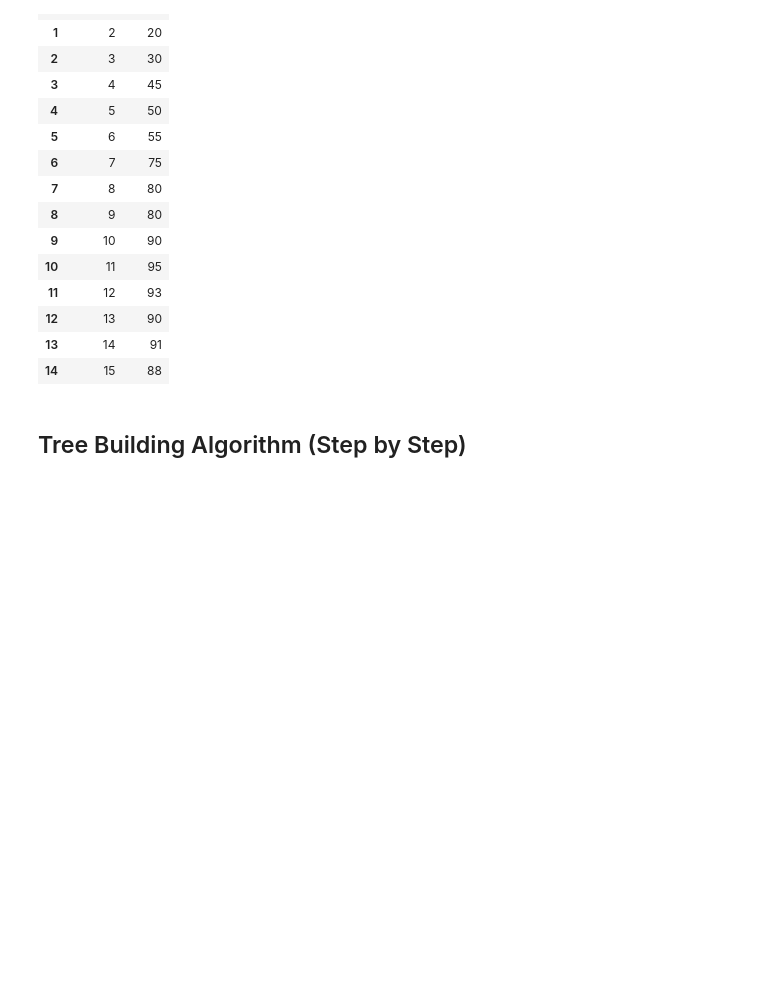
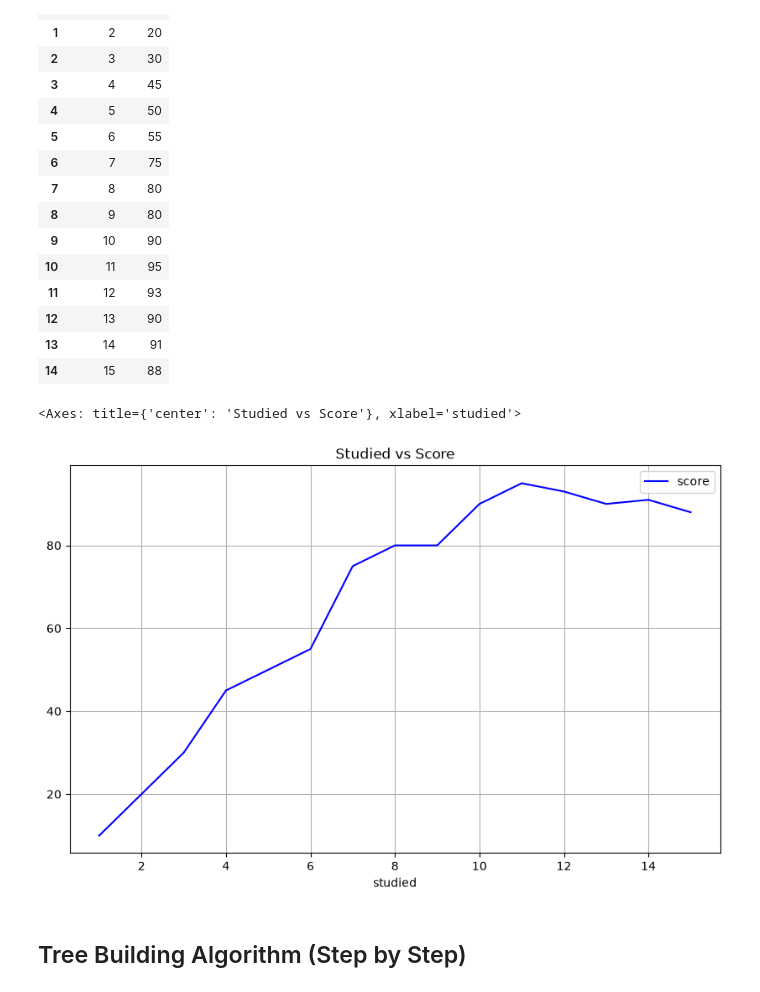
Before and after one commit to mlnotes2718/basics-decision-tree, a Jupyter notebook: notebooks/basic_dt_2_regression_median.ipynb, the cells around one changed output. Cells and saved outputs as stored; diff of their text form; code cells hidden in the pictures; blank space fills up the shorter version.

```diff
--- a/notebooks/basic_dt_2_regression_median.ipynb
+++ b/notebooks/basic_dt_2_regression_median.ipynb
@@ -54,6 +54,11 @@ df
 | 12 | 13 | 90 |
 | 13 | 14 | 91 |
 | 14 | 15 | 88 |
+# %%
+df.plot(x='studied', y='score', kind='line', title='Studied vs Score', color='blue', grid=True, figsize=(10,6))
+# %% [output]
+<Axes: title={'center': 'Studied vs Score'}, xlabel='studied'>
+[figure, added]
 # %% [markdown]
 ## Tree Building Algorithm (Step by Step)
 # %% [markdown]
```
Also changed, not shown: parts of 1 cell of this notebook, 4 other files.
